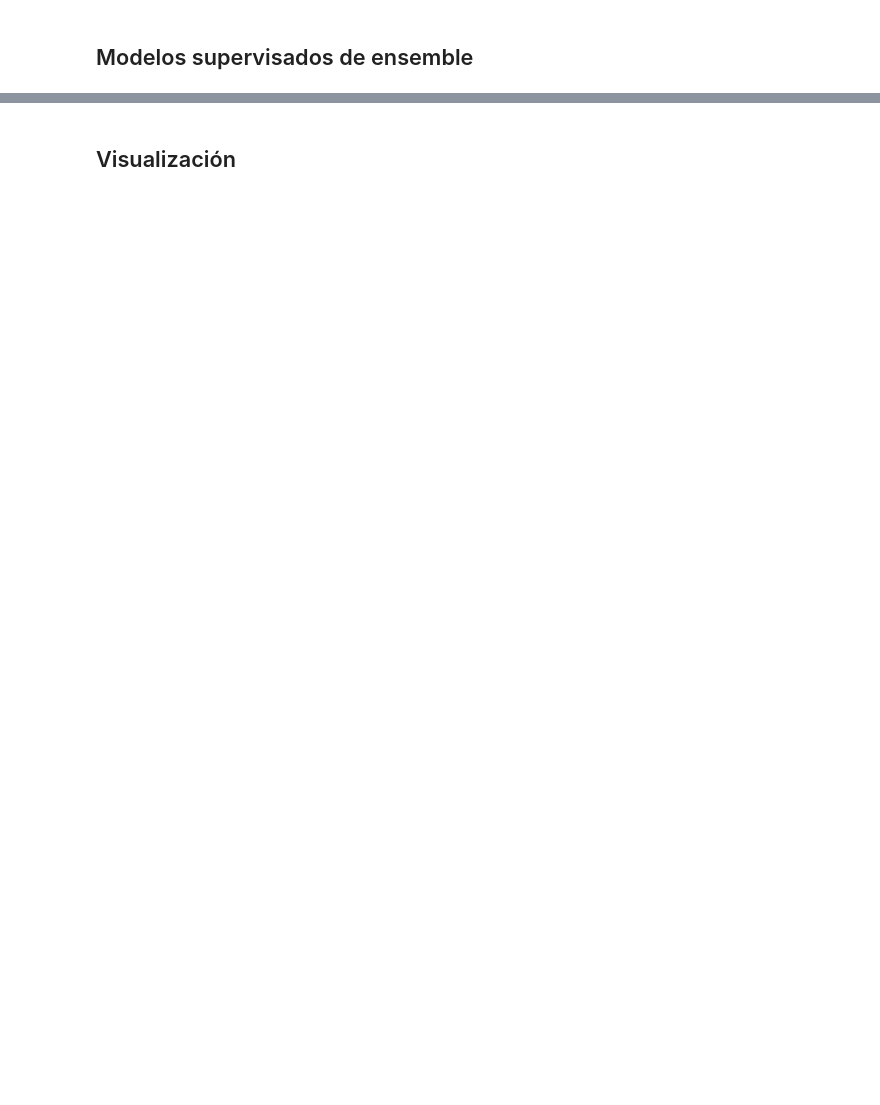
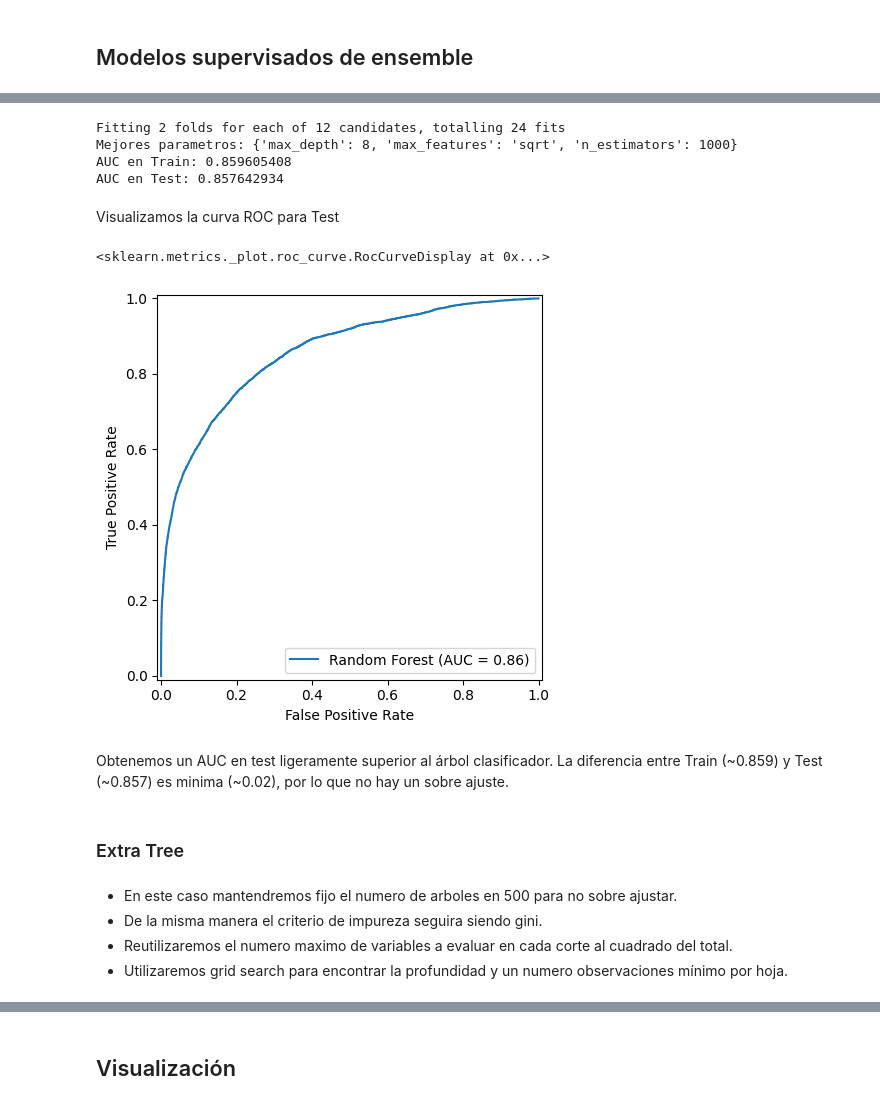
Before and after one commit to danielhuarita/decision_tree_ensembles, a Jupyter notebook: code/Said_Daniel_Huarita_Mollo.ipynb, the cells around one changed output, grey strips where cells are left out. Drawn from its saved outputs; the diff is of its cells as text; code cells hidden in the pictures; blank space fills up the shorter version.

```diff
--- a/code/fraudDetection_student.ipynb
+++ b/code/Said_Daniel_Huarita_Mollo.ipynb
@@ -1026,7 +1037,7 @@ train[m_columns_fix] = train[m_columns].fillna('missing')
 test[m_columns_fix] = test[m_columns].fillna('missing')
 # %%
 # creamos una lista de las columnas binarias en el segmento M, excluyendo M4
-binary_cols = [col for col in m_columns if col!='M4']
+binary_cols = [col for col in m_columns_fix if col!='M4_fix']
 # Creamos nuevas columnas binarias para cada columna en binary_cols,
 # asignando 1 si el valor es 'T' y 0 si el valor es 'F' o 'missing'
 
@@ -1146,7 +1167,7 @@ final_columns = (base_columns_final
                 + c_columns
                 + d_columns_final
                 + m_columns_final
-                + v_columns_fix
+                + v_cols_fix
                 )
 
 train[final_columns].dtypes.value_counts()
@@ -1648,0 +1675,59 @@ Adicionalmente, se valorará:
+# %%
+# Utilizamos GridSearchCV para buscar los mejores hiperparámetros
+rf_grid_search  = GridSearchCV(
+                        estimator=rf_classifier,
+                        param_grid=param_grid,
+                        scoring='roc_auc',
+                        cv=2,       # Validación cruzada con 2 folds para acelerar el proceso
+                        n_jobs=-1,
+                        verbose=2,
+                    )
+
+# Entrenamos el modelo con GridSearchCV
+rf_grid_search.fit(x_train, y_train)
+
+print('Mejores parametros:', rf_grid_search.best_params_)
+
+# Evaluamos el mejor modelo encontrado en el conjunto de prueba
+best_rf = rf_grid_search.best_estimator_
+y_proba_train = best_rf.predict_proba(x_train)[:, 1]
+y_proba_test = best_rf.predict_proba(x_test)[:, 1]
+
+# Calculamos el AUC-ROC en el conjunto de prueba
+print('AUC en Train:', roc_auc_score(y_train, y_proba_train))
+print('AUC en Test:', roc_auc_score(y_test, y_proba_test))
+# %% [output]
+Fitting 2 folds for each of 12 candidates, totalling 24 fits
+Mejores parametros: {'max_depth': 8, 'max_features': 'sqrt', 'n_estimators': 1000}
+AUC en Train: 0.859605408
+AUC en Test: 0.857642934
+# %% [markdown]
+Visualizamos la curva ROC para Test
+# %%
+# Calculamos la curva ROC y el AUC para el conjunto de prueba
+y_proba_test = best_rf.predict_proba(x_test)[:, 1]
+fpr_rf_tree, tpr_rf_tree, thresholds = roc_curve(y_test, y_proba_test)
+auc_rf_tree = roc_auc_score(y_test, y_proba_test)
+
+# Definimos el tamaño de la figura para la curva ROC
+fig, ax = plt.subplots(figsize=(5, 5))
+
+# Visualizamos la curva ROC utilizando RocCurveDisplay
+RocCurveDisplay(
+    fpr=fpr_rf_tree,
+    tpr=tpr_rf_tree,
+    roc_auc=auc_rf_tree,
+    name='Random Forest'
+).plot(ax=ax)
+# %% [output]
+<sklearn.metrics._plot.roc_curve.RocCurveDisplay at 0x...>
+[figure, added]
+# %% [markdown]
+Obtenemos un AUC en test ligeramente superior al árbol clasificador. La diferencia entre Train (~0.859) y Test (~0.857) es minima (~0.02), por lo que no hay un sobre ajuste.
+# %% [markdown]
+### Extra Tree
+# %% [markdown]
+- En este caso mantendremos fijo el numero de arboles en 500 para no sobre ajustar.
+- De la misma manera el criterio de impureza seguira siendo gini.
+- Reutilizaremos el numero maximo de variables a evaluar en cada corte al cuadrado del total.
+- Utilizaremos grid search para encontrar la profundidad y un numero observaciones mínimo por hoja.
```
Also changed, not shown: parts of 61 cells of this notebook, 10 other files.
